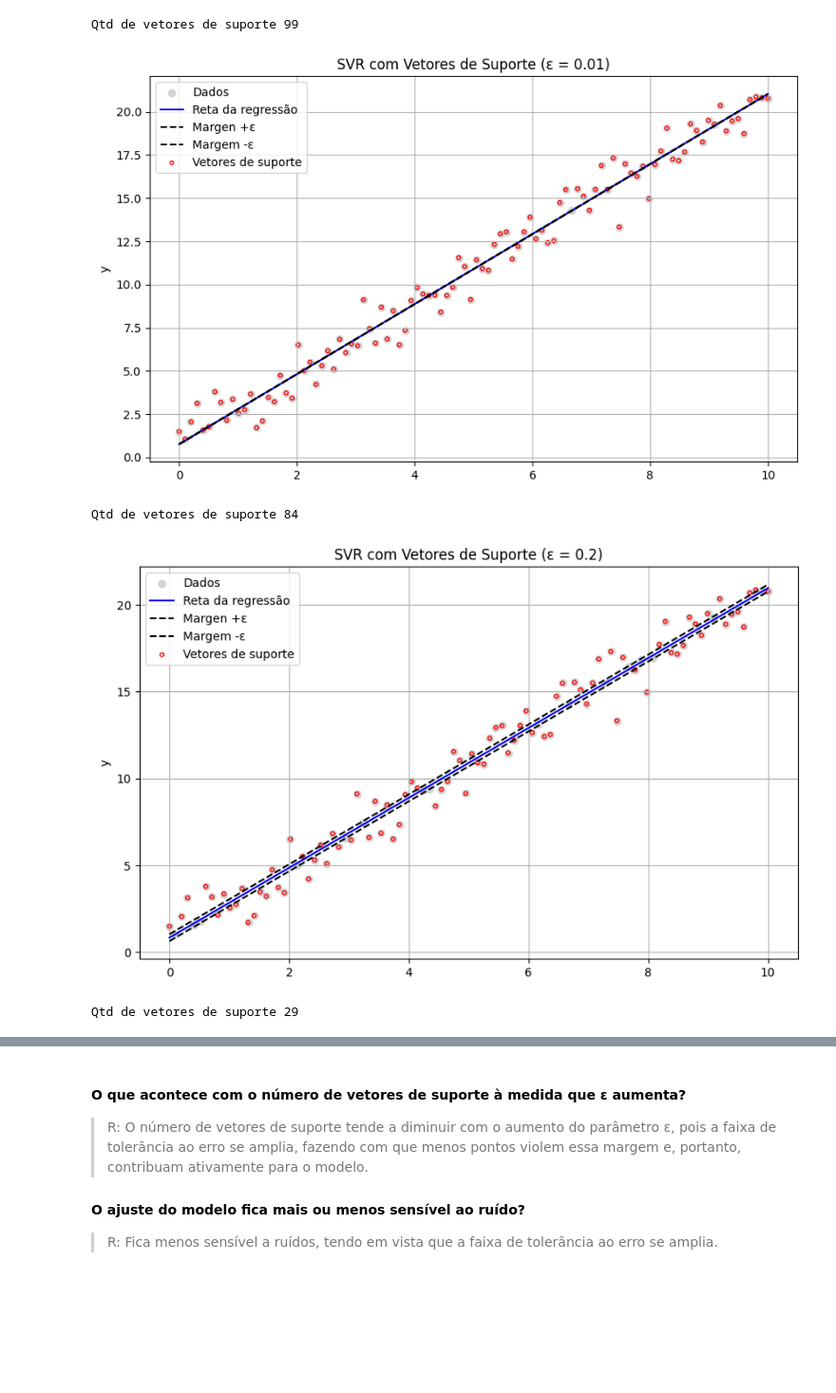
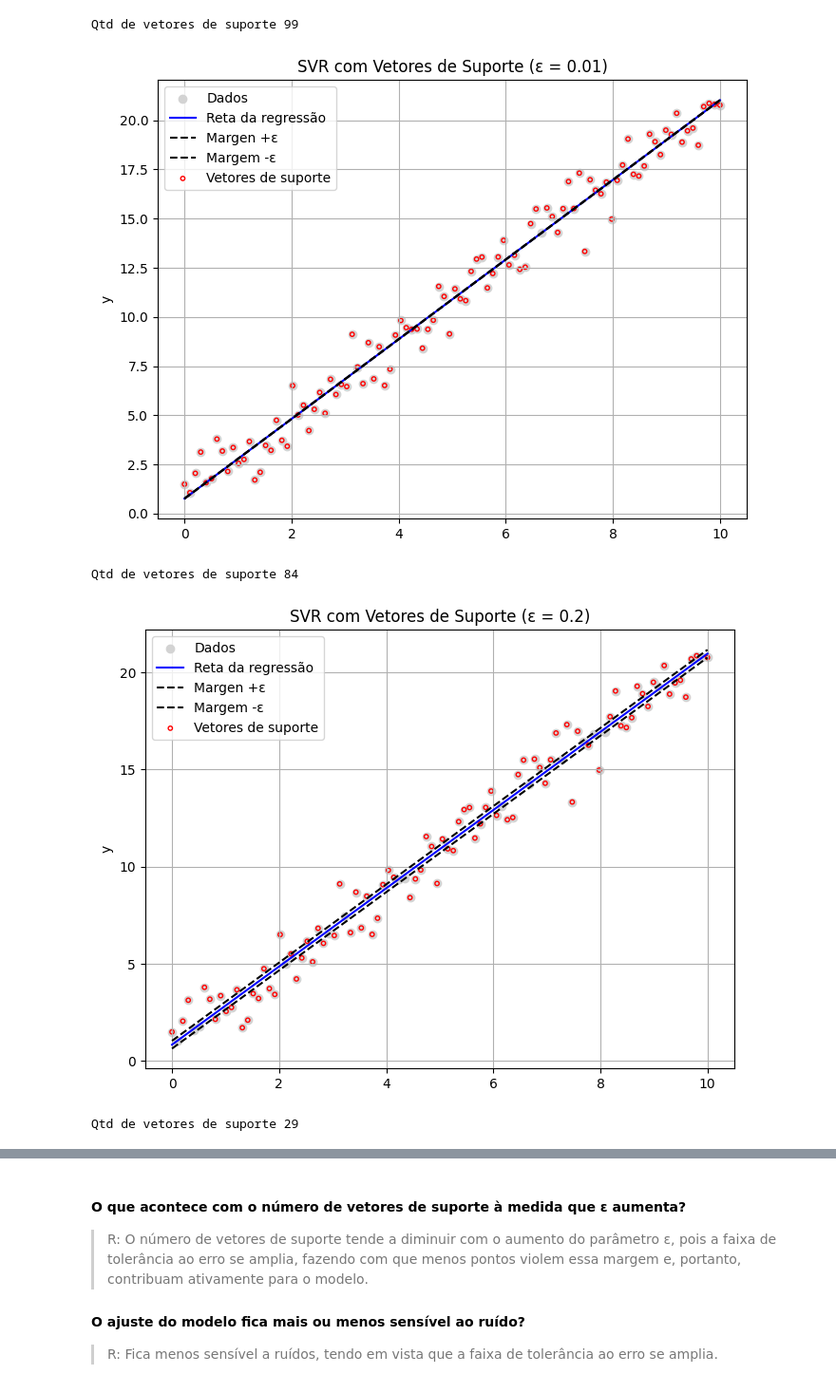
Before and after one commit to gddeazevedo/svr_excercises, a Jupyter notebook: svr_exercises/ex1.ipynb, the cells around one changed output, grey strips where cells are left out. Shown at 95% size. Saved outputs shown, nothing was run; the diff lists cells and outputs as text; code cells hidden in the pictures; blank space fills up the shorter version.

```diff
--- a/svr_exercises/ex1.ipynb
+++ b/svr_exercises/ex1.ipynb
@@ -4,38 +4,36 @@ import matplotlib.pyplot as plt
 from sklearn.svm import SVR
 from helpers import synthetic_data
 
 
 epsilons = (0.01, 0.2, 1.0)
 
 X, y = synthetic_data.generate_linear_data(2.0, 1.0, 100)
 
-svr = SVR(kernel="linear")
-
 for e in epsilons:
-    svr.epsilon = e
+    svr = SVR(kernel="linear", epsilon=e)
     svr.fit(X, y)
     y_pred = svr.predict(X)
 
-    plt.figure(figsize=(10, 6))
+    plt.figure(figsize=(8, 6))
     plt.scatter(X, y, color='lightgray', label='Dados')
     plt.plot(X, y_pred, color="blue", label="Reta da regressão")
     plt.plot(X, y_pred + e, "k--", label="Margen +ε")
     plt.plot(X, y_pred - e, "k--", label="Margem -ε")
 
     print(f"Qtd de vetores de suporte {len( svr.support_vectors_ )}")
 
     support_X = X[svr.support_] # svr.support_ retorna os índices dos vetores de suporte
     support_y = y[svr.support_]
     plt.scatter(support_X, support_y, facecolors='none', edgecolors='red', s=10, label='Vetores de suporte')
 
     plt.ylabel("y")
     plt.title(f"SVR com Vetores de Suporte (ε = {e})")
     plt.legend()
     plt.grid(True)
     plt.show()
 # %% [output]
 Qtd de vetores de suporte 99
-[figure, old version]
+[figure, new version]
 Qtd de vetores de suporte 84
-[figure, old version]
+[figure, new version]
 Qtd de vetores de suporte 29
```
Also changed, not shown: parts of 1 cell of this notebook.
